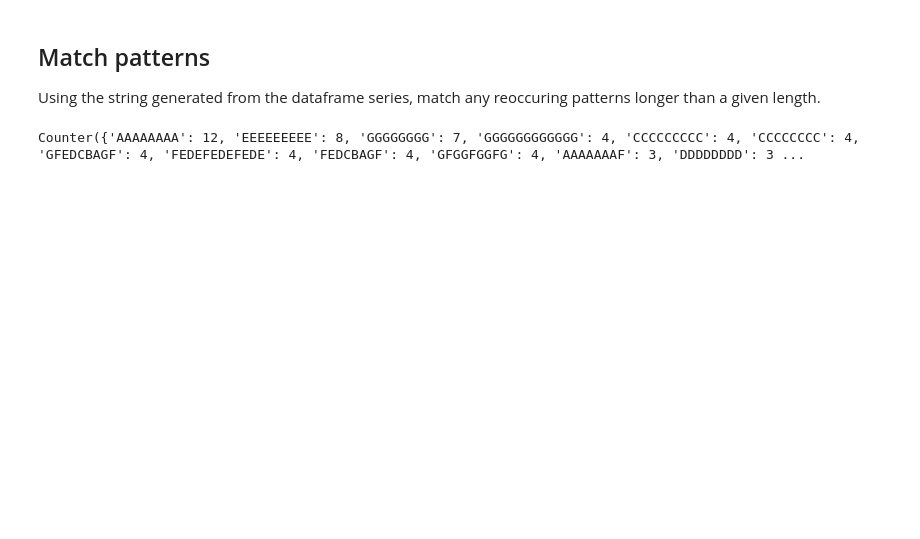
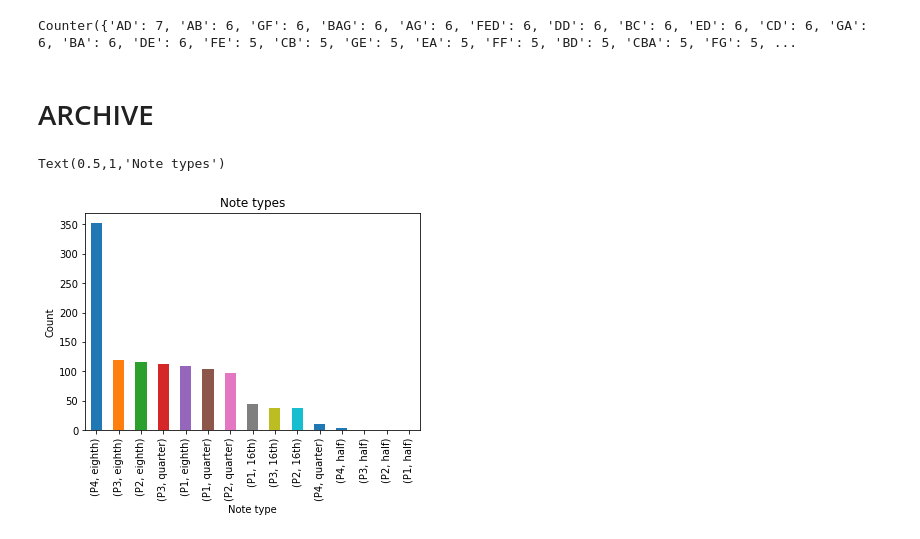
Before and after one commit to brandonbellanti/pythagoras, a Jupyter notebook: pythagoras.ipynb, the cells around one changed output. Drawn from its saved outputs; the diff is of its cells as text; code cells hidden in the pictures; blank space fills up the shorter version.

```diff
--- a/pythagoras.ipynb
+++ b/pythagoras.ipynb
@@ -18,0 +22,4 @@ xml_filepath = "./scores/JSB_BWV1047_1.xml"
+# %%
+# xml_filepath = "./scores/xml/JSB_BWV1047_1.xml"
+xml_filepath = "./scores/xml/JSB_BWV1047_2.xml"
+# xml_filepath = "./scores/xml/JSB_BWV1047_3.xml"
@@ -71,12 +227,48 @@ FACAFACFCACAFACFGABCCCCCCFFCCAAFFFFCCAAFFCCCCCCCCCFCAFCAFACAFACFCACAFACFCCDEDCDE
-# %% [markdown]
-## Match patterns
-Using the string generated from the dataframe series, match any reoccuring patterns longer than a given length.
 # %%
-length = 8
-pat = r'(?=(.{%d,})(?=.*\1))' % length
+min_length = 2
+min_occur = 2
+pat = r'(?=(.{%d,}).*\1{%d,})' % (min_length, min_occur-1)
 
 step_patterns = re.findall(pat,steps)
 
 print(Counter(step_patterns))
 # %% [output]
-Counter({'AAAAAAAA': 12, 'EEEEEEEEE': 8, 'GGGGGGGG': 7, 'GGGGGGGGGGGG': 4, 'CCCCCCCCC': 4, 'CCCCCCCC': 4, 'GFEDCBAGF': 4, 'FEDEFEDEFEDE': 4, 'FEDCBAGF': 4, 'GFGGFGGFG': 4, 'AAAAAAAF': 3, 'DDDDDDDD': 3 ...
+Counter({'AD': 7, 'AB': 6, 'GF': 6, 'BAG': 6, 'AG': 6, 'FED': 6, 'DD': 6, 'BC': 6, 'ED': 6, 'CD': 6, 'GA': 6, 'BA': 6, 'DE': 6, 'FE': 5, 'CB': 5, 'GE': 5, 'EA': 5, 'FF': 5, 'BD': 5, 'CBA': 5, 'FG': 5, ...
+# %% [markdown]
+# ARCHIVE
+# %%
+col = 'type'
+
+df[df[col]!=''].groupby(['part',col])[col].count().sort_values(ascending=False).plot.bar(subplots=True)
+plt.ylabel('Count')
+plt.xlabel('Note type')
+plt.title('Note types')
+
+# type_df = df.groupby('part')
+# for group in type_df:
+#     print(type(group))
+
+
+# grouped = df.groupby('part')
+# # rowlength = grouped.ngroups/2                         # fix up if odd number of groups
+# fig, axs = plt.subplots(figsize=(9,4),
+#                         nrows=1, ncols=1)
+# # ,     # fix as above
+# #                         gridspec_kw=dict(hspace=0.4)) # Much control of gridspec
+
+# targets = zip(grouped.groups.keys(), axs.flatten())
+# for i, (key, ax) in enumerate(targets):
+#     ax.plot(grouped.get_group(key))
+#     ax.set_title('a=%d'%key)
+# ax.legend()
+# plt.show()
+# print()
+# for group in grouped:
+#     print(type(group))
+# type_df[type_df[col]!=''].groupby(col)[col].count().sort_values(ascending=False).plot.bar()
+# type_df = type_df[type_df[col]!=''].groupby(col)[col].count().sort_values(ascending=False).to_frame().rename(columns={'type':'count'})
+# # print(type_df)
+# pd.pivot_table(type_df.reset_index(),index='type', columns='type', values='count').plot(subplots=True)
+# %% [output]
+Text(0.5,1,'Note types')
+[figure, added]
```
Also changed, not shown: parts of 23 cells of this notebook, 19 other files.
